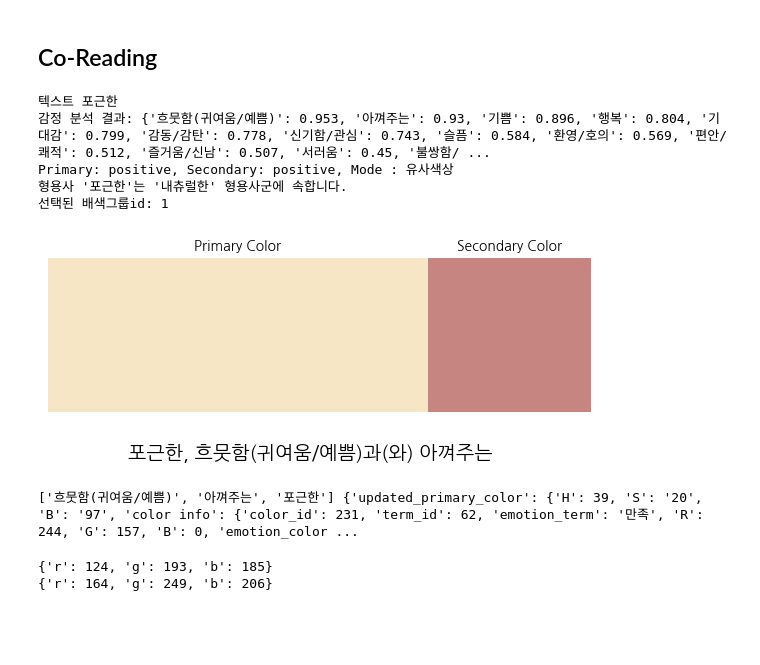
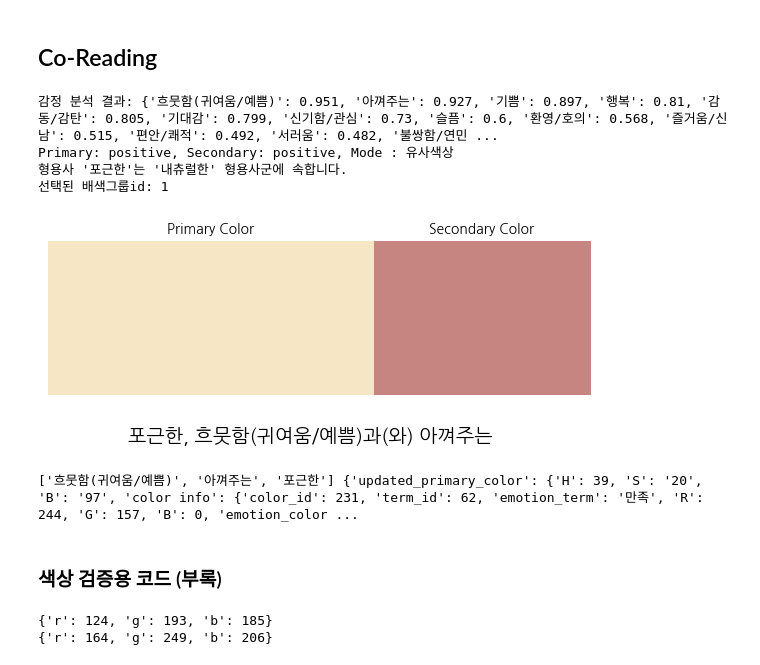
Before and after one commit to poet-developer/Co-Reading, a Jupyter notebook: code/Co-Reading.ipynb, the cells around one changed output. Drawn from its saved outputs; the diff is of its cells as text; code cells hidden in the pictures; blank space fills up the shorter version.

Commit message:
amend color ratio

```diff
--- a/code/Co-Reading.ipynb
+++ b/code/Co-Reading.ipynb
@@ -585,9 +585,9 @@ def emotion_to_colors(top_emotions, color_results):
     rgb1 = hsb_to_rgb_tuple(color_results['updated_primary_color'])
     rgb2 = hsb_to_rgb_tuple(color_results['updated_secondary_color'])
 
-    # Figure + GridSpec (7:3 비율)
+    # Figure + GridSpec (6:4 비율)
     fig = plt.figure(figsize=(7, 2))
-    gs = gridspec.GridSpec(1, 2, width_ratios=[7, 3])
+    gs = gridspec.GridSpec(1, 2, width_ratios=[6, 4])
 
     # Primary Color 영역 (7)
     ax1 = fig.add_subplot(gs[0])
@@ -774,25 +773,25 @@ def classify_poem_label(poem: str, labels: list[str], verbose: bool = False) ->
 # 8️⃣ 전체 체인
 def CoReadingPoem(user_input, adjectives):
     # 감정 분석 및 색상 정의
-    reading = classify_poem_label(user_input, adjectives) # 시에 대한 형용사 라벨 추출
+    # reading = classify_poem_label(user_input, adjectives) # 시에 대한 형용사 라벨 추출
     poem_emotions = kpoem_model.analyze(user_input, threshold=THRESH_HOLD) # 시의 감정 분석
     print("감정 분석 결과:", poem_emotions)
-    poem_colors = define_colors(poem_emotions, reading, df_paired, df_IRI_colors) # 감정에 따른 색상 정의
-    emotion_to_colors([poem_colors['primary_emotion'],poem_colors['secondary_emotion'], reading], poem_colors) # 감정과 색상 매핑
+    poem_colors = define_colors(poem_emotions, '포근한', df_paired, df_IRI_colors) # 감정에 따른 색상 정의
+    emotion_to_colors([poem_colors['primary_emotion'],poem_colors['secondary_emotion'], '포근한'], poem_colors) # 감정과 색상 매핑
 # %%
 # 미풍이 웃는 아침을 기원하련다
 CoReadingPoem("""눈은 푹푹 나리고
 아름다운 나타샤는 나를 사랑하고
-어데서 흰 당나귀도 오늘밤이 좋아서 응앙응앙 울을 것이다
-""", flat_list)
+어데서 흰 당나귀도 오늘밤이 좋아서 응앙응앙 울을 것이다""", flat_list)
 # %% [output]
-텍스트 포근한
-감정 분석 결과: {'흐뭇함(귀여움/예쁨)': 0.953, '아껴주는': 0.93, '기쁨': 0.896, '행복': 0.804, '기대감': 0.799, '감동/감탄': 0.778, '신기함/관심': 0.743, '슬픔': 0.584, '환영/호의': 0.569, '편안/쾌적': 0.512, '즐거움/신남': 0.507, '서러움': 0.45, '불쌍함/ ...
+감정 분석 결과: {'흐뭇함(귀여움/예쁨)': 0.951, '아껴주는': 0.927, '기쁨': 0.897, '행복': 0.81, '감동/감탄': 0.805, '기대감': 0.799, '신기함/관심': 0.73, '슬픔': 0.6, '환영/호의': 0.568, '즐거움/신남': 0.515, '편안/쾌적': 0.492, '서러움': 0.482, '불쌍함/연민 ...
 Primary: positive, Secondary: positive, Mode : 유사색상
 형용사 '포근한'는 '내츄럴한' 형용사군에 속합니다.
 선택된 배색그룹id: 1
-[figure, old version]
+[figure, new version]
 ['흐뭇함(귀여움/예쁨)', '아껴주는', '포근한'] {'updated_primary_color': {'H': 39, 'S': '20', 'B': '97', 'color info': {'color_id': 231, 'term_id': 62, 'emotion_term': '만족', 'R': 244, 'G': 157, 'B': 0, 'emotion_color ...
+# %% [markdown]
+### 색상 검증용 코드 (부록)
 # %%
 import colorsys
 
```
Also changed, not shown: parts of 3 cells of this notebook, 2 other files.
